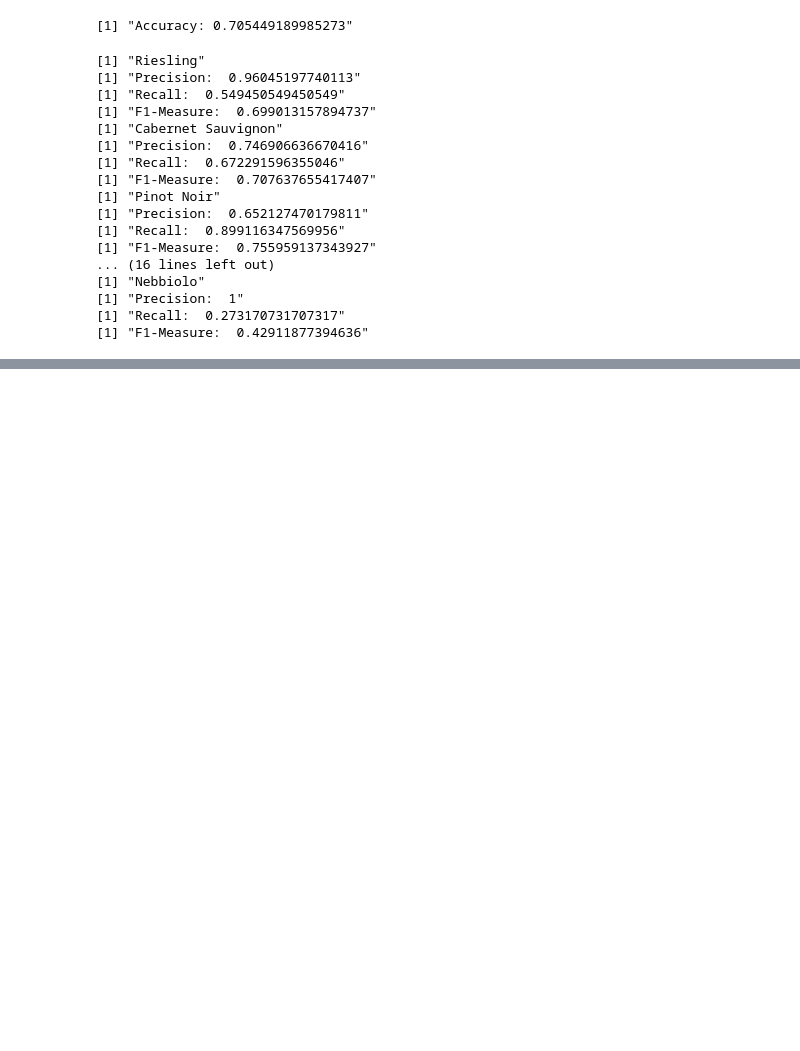
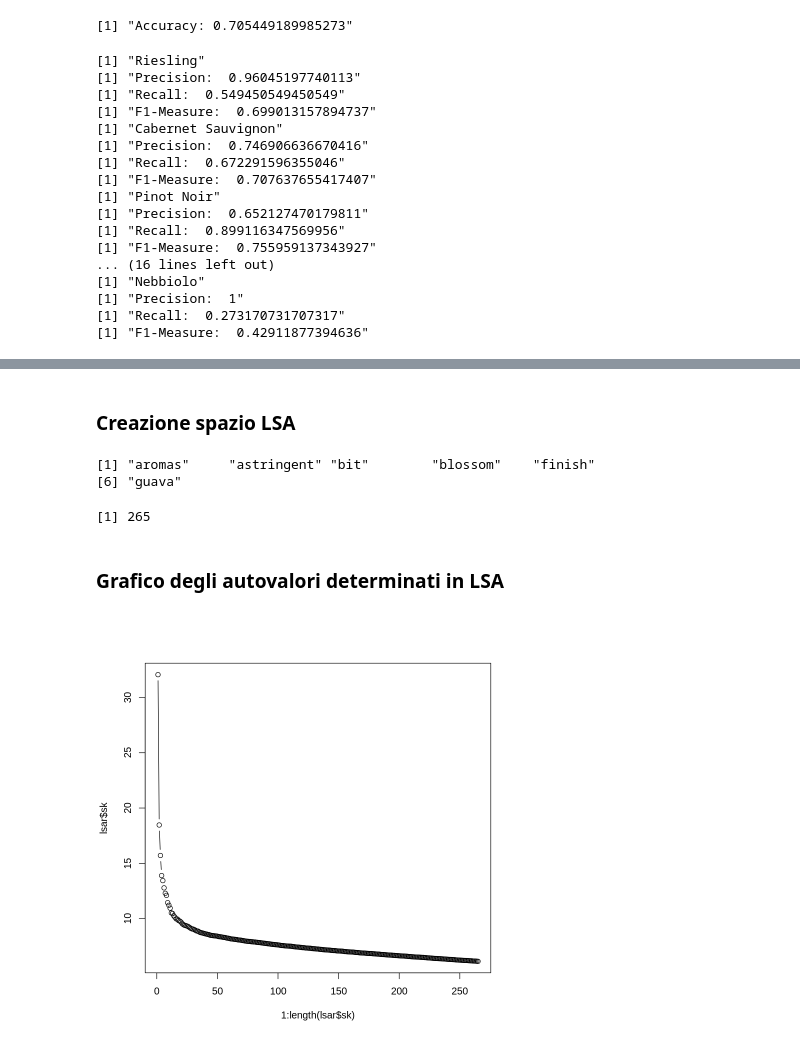
Before and after one commit to andrix17/proWine, a Jupyter notebook: notebook/TF-IDFClassification.ipynb, the cells around one changed output, grey strips where cells are left out. Saved outputs shown, nothing was run; the diff lists cells and outputs as text; code cells hidden in the pictures; blank space fills up the shorter version.

```diff
--- a/notebook/TF-IDFClassification.ipynb
+++ b/notebook/TF-IDFClassification.ipynb
@@ -476,0 +480,20 @@ for (x in unique(test_variety)){
+# %% [markdown]
+### **Creazione spazio LSA**
+# %%
+words <- rownames(train_tdmFinal)
+head(words)
+# %% [output]
+[1] "aromas"     "astringent" "bit"        "blossom"    "finish"
+[6] "guava"
+# %%
+lsar <- lsa(train_tdmFinal)
+# %%
+length(lsar$sk)
+# %% [output]
+[1] 265
+# %% [markdown]
+### **Grafico degli autovalori determinati in LSA**
+# %%
+plot(1:length(lsar$sk), lsar$sk, type="b")
+# %% [output]
+[figure, added]
```
Also changed, not shown: parts of 4 cells of this notebook.
